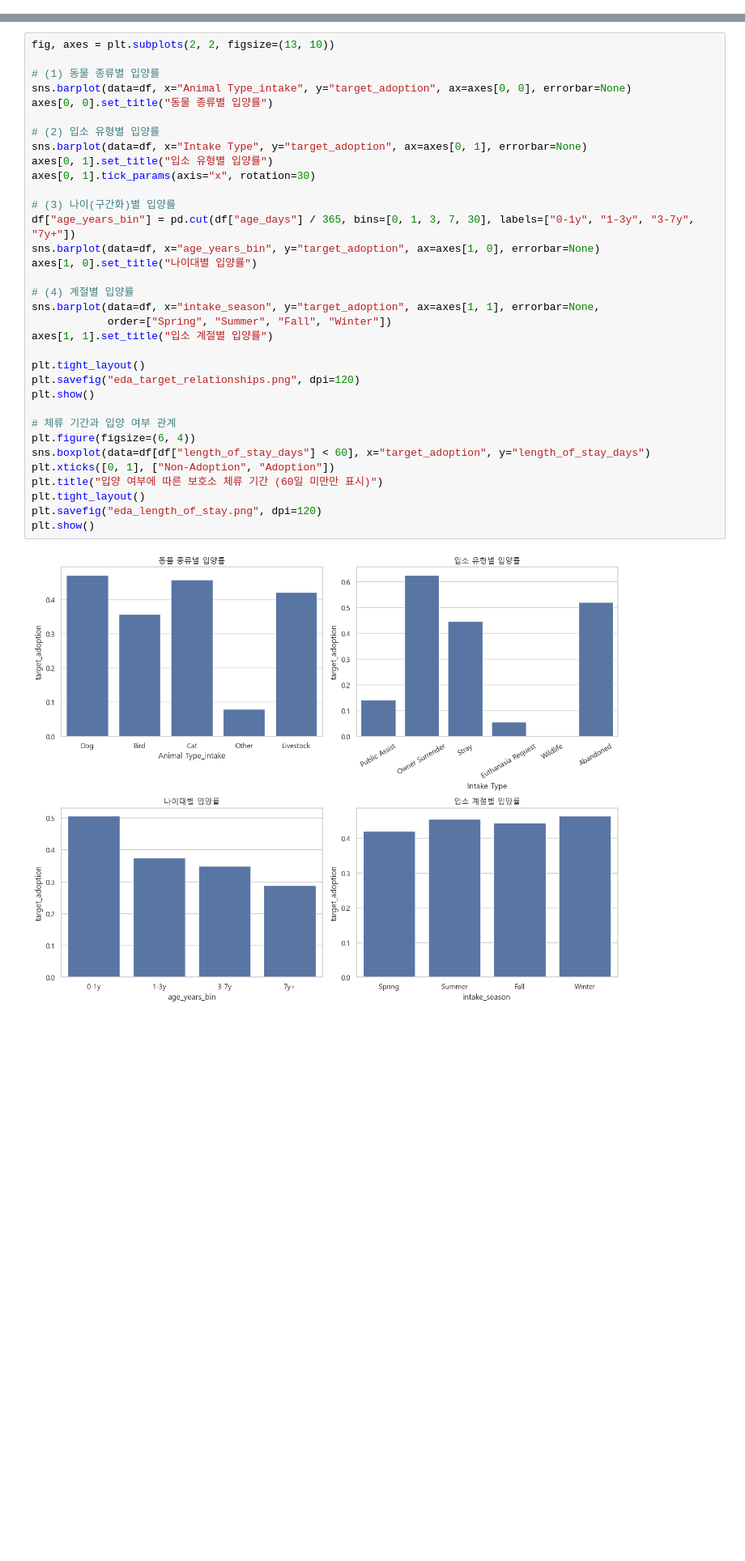
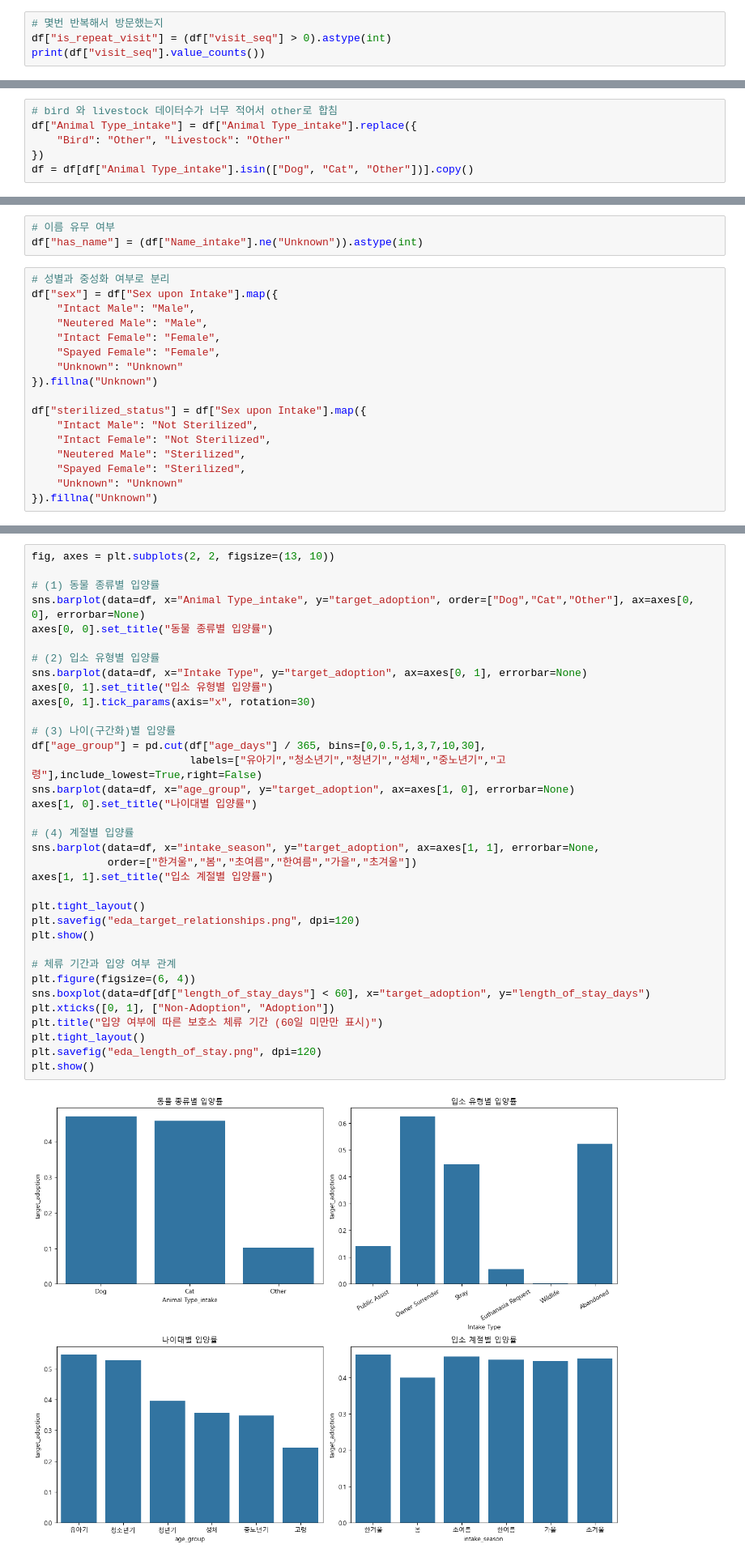
Before and after one commit to j2tori-design/Animal-Shelter-Analytics, a Jupyter notebook: code/Animal Shelter Analytics.ipynb, the cells around one changed output, grey strips where cells are left out. Shown at 81% size. Saved outputs shown, nothing was run; the diff lists cells and outputs as text; blank space fills up the shorter version.

```diff
--- a/code/Animal Shelter Analytics.ipynb
+++ b/code/Animal Shelter Analytics.ipynb
@@ -245,0 +257,4 @@ df = df[df["length_of_stay_days"] >= 0]  # 음수(데이터 오류)는 제거
+# %%
+# 몇번 반복해서 방문했는지
+df["is_repeat_visit"] = (df["visit_seq"] > 0).astype(int)
+print(df["visit_seq"].value_counts())
@@ -248,6 +300,12 @@ df = df[df["length_of_stay_days"] >= 0]  # 음수(데이터 오류)는 제거
 - breed, color
 - 이건 카테고리 수가 개많음
 - 일단은 상위 몇개 뺴고 다 other로 그룹화하자
+# %%
+# bird 와 livestock 데이터수가 너무 적어서 other로 합침
+df["Animal Type_intake"] = df["Animal Type_intake"].replace({
+    "Bird": "Other", "Livestock": "Other"
+})
+df = df[df["Animal Type_intake"].isin(["Dog", "Cat", "Other"])].copy()
 # %%
 print("\nBreed 고유값 개수:", df["Breed_intake"].nunique())
 print("Color 고유값 개수:", df["Color_intake"].nunique())
@@ -266,5 +324,25 @@ df["is_mixed_breed"] = df["Breed_intake"].str.contains("Mix", case=False, na=Fal
 # %% [output]
 Breed 고유값 개수: 2619
 Color 고유값 개수: 594
+# %%
+# 이름 유무 여부
+df["has_name"] = (df["Name_intake"].ne("Unknown")).astype(int)
+# %%
+# 성별과 중성화 여부로 분리
+df["sex"] = df["Sex upon Intake"].map({
+    "Intact Male": "Male",
+    "Neutered Male": "Male",
+    "Intact Female": "Female",
+    "Spayed Female": "Female",
+    "Unknown": "Unknown"
+}).fillna("Unknown")
+
+df["sterilized_status"] = df["Sex upon Intake"].map({
+    "Intact Male": "Not Sterilized",
+    "Intact Female": "Not Sterilized",
+    "Neutered Male": "Sterilized",
+    "Spayed Female": "Sterilized",
+    "Unknown": "Unknown"
+}).fillna("Unknown")
 # %% [markdown]
 ## step8. EDA 2단계 - Target과 주요 변수 간 관계 시각화
@@ -272,35 +367,36 @@ Color 고유값 개수: 594
 fig, axes = plt.subplots(2, 2, figsize=(13, 10))
 
 # (1) 동물 종류별 입양률
-sns.barplot(data=df, x="Animal Type_intake", y="target_adoption", ax=axes[0, 0], errorbar=None)
+sns.barplot(data=df, x="Animal Type_intake", y="target_adoption", order=["Dog","Cat","Other"], ax=axes[0, 0], errorbar=None)
 axes[0, 0].set_title("동물 종류별 입양률")
 
 # (2) 입소 유형별 입양률
 sns.barplot(data=df, x="Intake Type", y="target_adoption", ax=axes[0, 1], errorbar=None)
 axes[0, 1].set_title("입소 유형별 입양률")
 axes[0, 1].tick_params(axis="x", rotation=30)
 
 # (3) 나이(구간화)별 입양률
-df["age_years_bin"] = pd.cut(df["age_days"] / 365, bins=[0, 1, 3, 7, 30], labels=["0-1y", "1-3y", "3-7y", "7y+"])
-sns.barplot(data=df, x="age_years_bin", y="target_adoption", ax=axes[1, 0], errorbar=None)
+df["age_group"] = pd.cut(df["age_days"] / 365, bins=[0,0.5,1,3,7,10,30],
+                         labels=["유아기","청소년기","청년기","성체","중노년기","고령"],include_lowest=True,right=False)
+sns.barplot(data=df, x="age_group", y="target_adoption", ax=axes[1, 0], errorbar=None)
 axes[1, 0].set_title("나이대별 입양률")
 
 # (4) 계절별 입양률
 sns.barplot(data=df, x="intake_season", y="target_adoption", ax=axes[1, 1], errorbar=None,
-            order=["Spring", "Summer", "Fall", "Winter"])
+            order=["한겨울","봄","초여름","한여름","가을","초겨울"])
 axes[1, 1].set_title("입소 계절별 입양률")
 
 plt.tight_layout()
 plt.savefig("eda_target_relationships.png", dpi=120)
 plt.show()
 
 # 체류 기간과 입양 여부 관계
 plt.figure(figsize=(6, 4))
 sns.boxplot(data=df[df["length_of_stay_days"] < 60], x="target_adoption", y="length_of_stay_days")
 plt.xticks([0, 1], ["Non-Adoption", "Adoption"])
 plt.title("입양 여부에 따른 보호소 체류 기간 (60일 미만만 표시)")
 plt.tight_layout()
 plt.savefig("eda_length_of_stay.png", dpi=120)
 plt.show()
 # %% [output]
-[figure, old version]
+[figure, new version]
```
Also changed, not shown: parts of 12 cells of this notebook.
